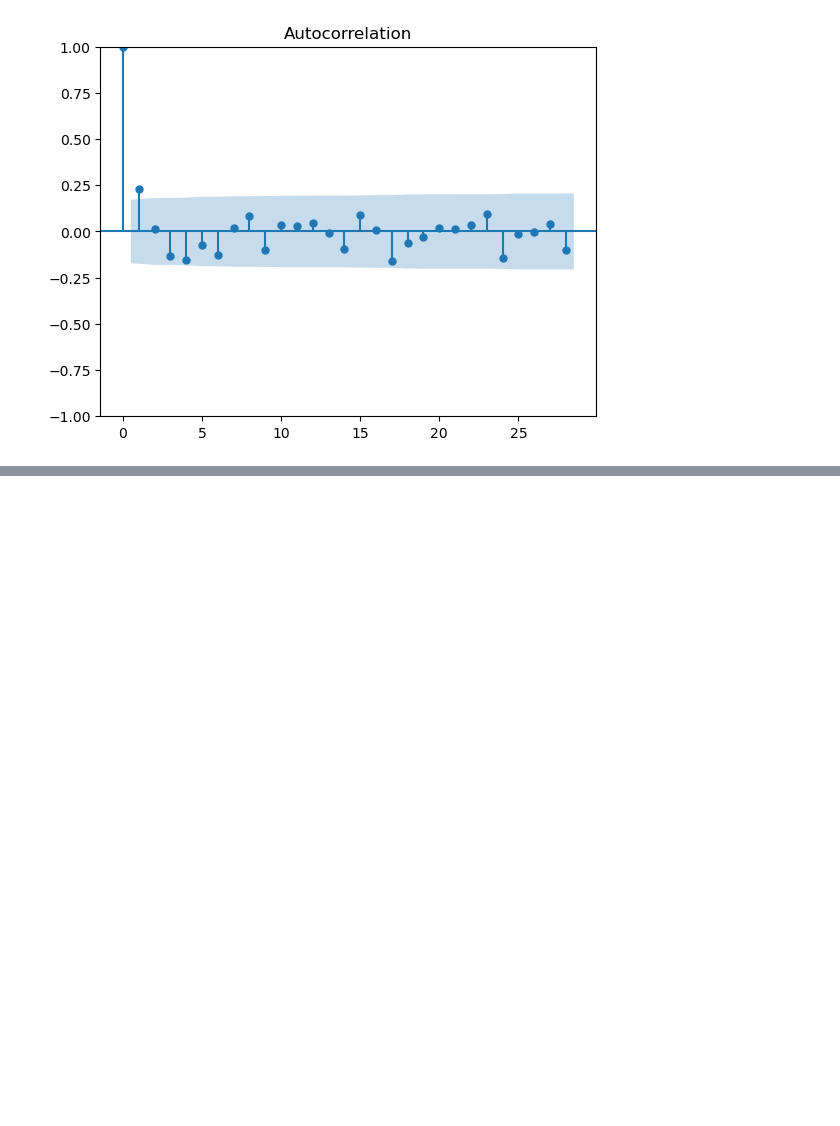
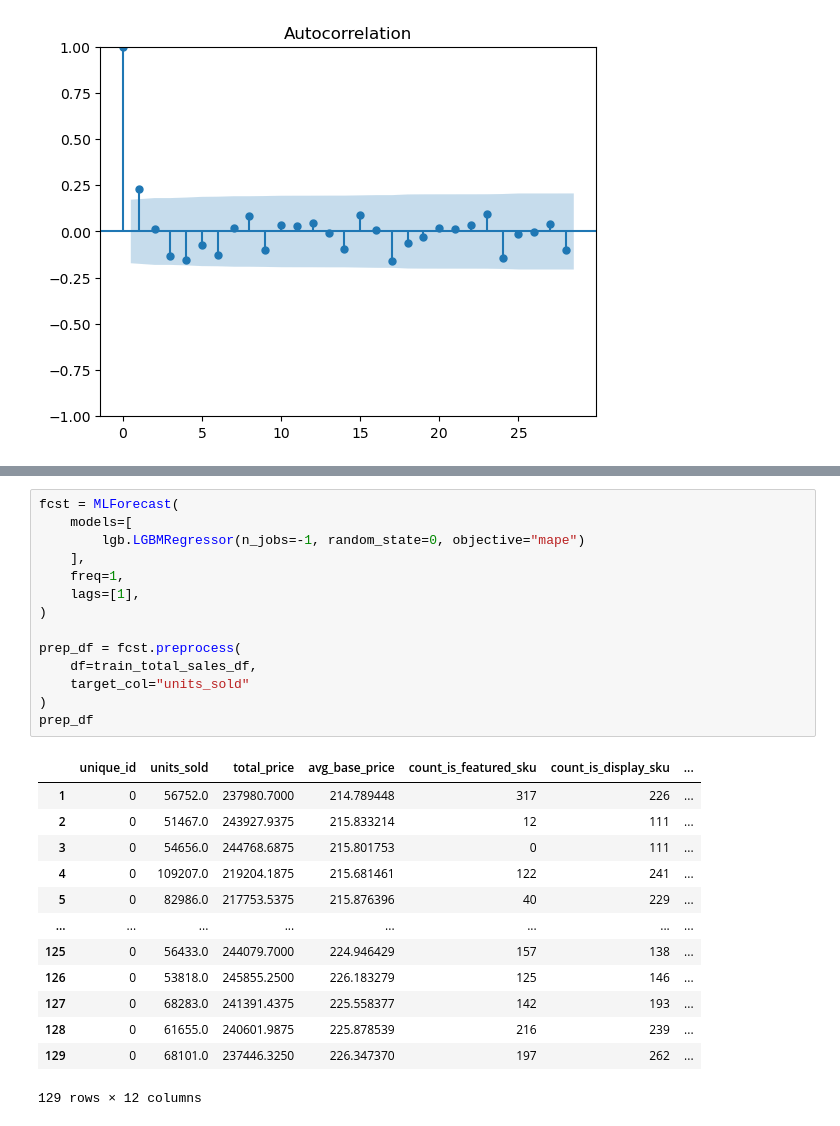
Before and after one commit to slouie88/Demand-Forecasting, a Jupyter notebook: 2-Train/1-train-total-sales.ipynb, the cells around one changed output, grey strips where cells are left out. Saved outputs shown, nothing was run; the diff lists cells and outputs as text; blank space fills up the shorter version.

```diff
--- a/2-Train/1-train-total-sales.ipynb
+++ b/2-Train/1-train-total-sales.ipynb
@@ -150,0 +239,28 @@ plt.show()
+# %%
+fcst = MLForecast(
+    models=[
+        lgb.LGBMRegressor(n_jobs=-1, random_state=0, objective="mape")
+    ],
+    freq=1,
+    lags=[1],
+)
+
+prep_df = fcst.preprocess(
+    df=train_total_sales_df,
+    target_col="units_sold"
+)
+prep_df
+# %% [output]
+|  | unique_id | units_sold | total_price | avg_base_price | count_is_featured_sku | count_is_display_sku | ... |
+| 1 | 0 | 56752.0 | 237980.7000 | 214.789448 | 317 | 226 | ... |
+| 2 | 0 | 51467.0 | 243927.9375 | 215.833214 | 12 | 111 | ... |
+| 3 | 0 | 54656.0 | 244768.6875 | 215.801753 | 0 | 111 | ... |
+| 4 | 0 | 109207.0 | 219204.1875 | 215.681461 | 122 | 241 | ... |
+| 5 | 0 | 82986.0 | 217753.5375 | 215.876396 | 40 | 229 | ... |
+| ... | ... | ... | ... | ... | ... | ... | ... |
+| 125 | 0 | 56433.0 | 244079.7000 | 224.946429 | 157 | 138 | ... |
+| 126 | 0 | 53818.0 | 245855.2500 | 226.183279 | 125 | 146 | ... |
+| 127 | 0 | 68283.0 | 241391.4375 | 225.558377 | 142 | 193 | ... |
+| 128 | 0 | 61655.0 | 240601.9875 | 225.878539 | 216 | 239 | ... |
+| 129 | 0 | 68101.0 | 237446.3250 | 226.347370 | 197 | 262 | ... |
+129 rows × 12 columns
```
Also changed, not shown: parts of 9 cells of this notebook.
